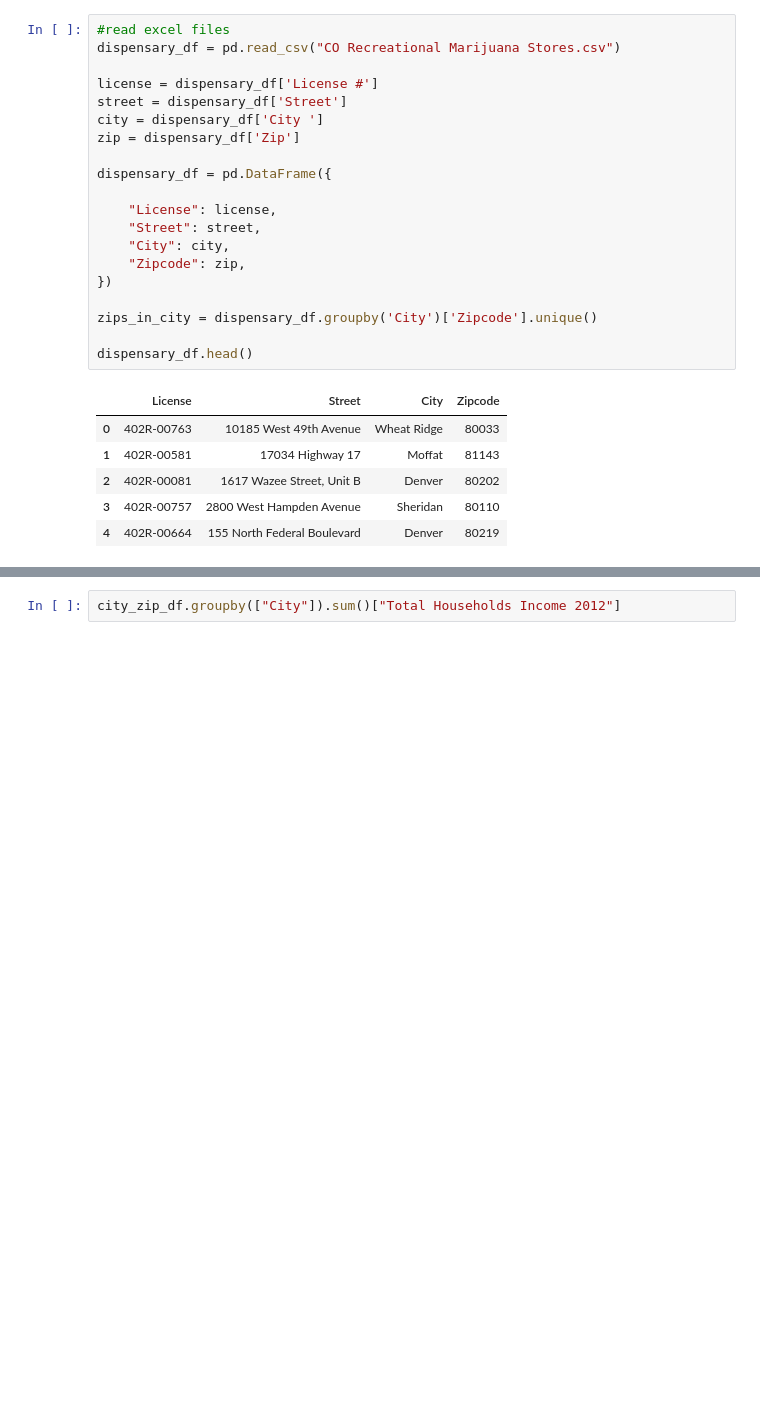
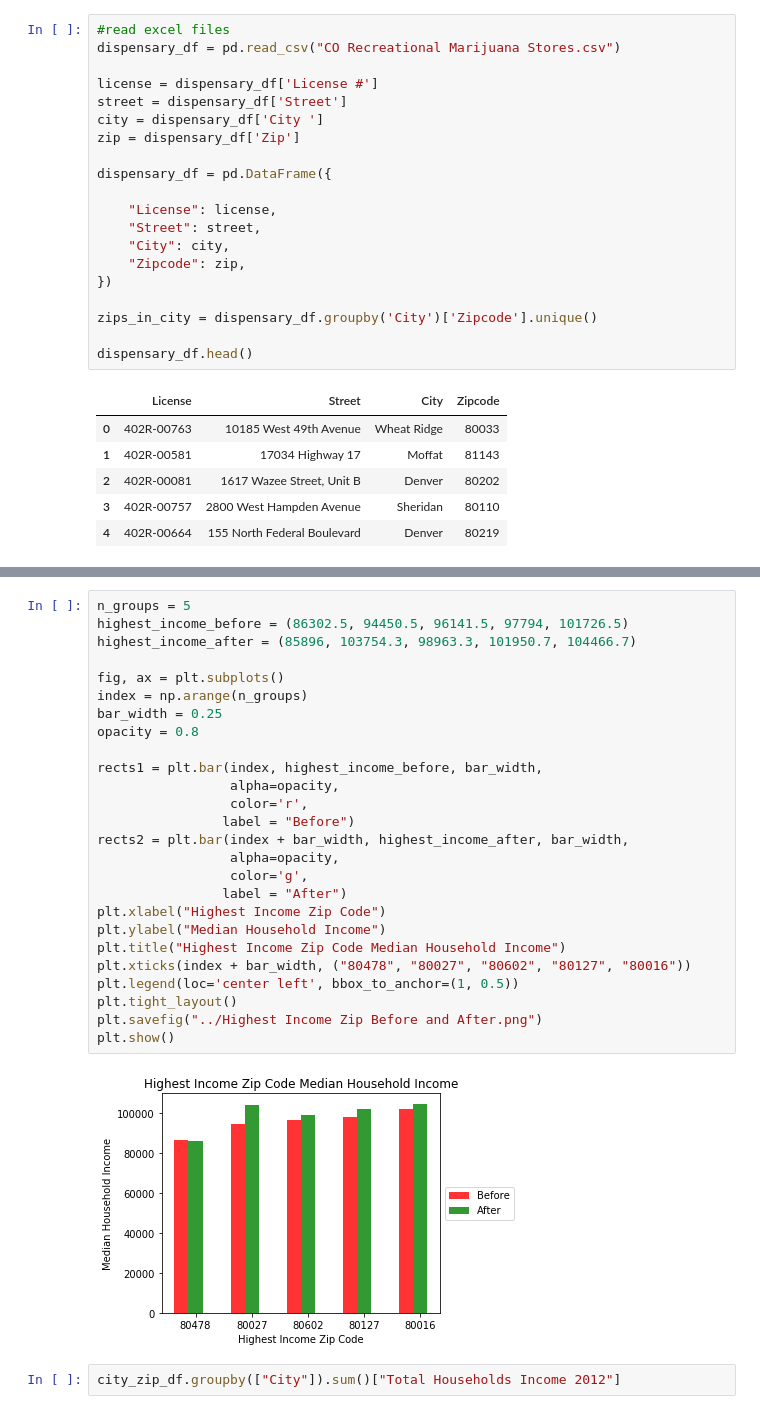
Before and after one commit to joshshigaki/Team-5, a Jupyter notebook: data_compiler-Copy1.ipynb, the cells around one changed output, grey strips where cells are left out. Cells and saved outputs as stored; diff of their text form; blank space fills up the shorter version.

```diff
--- a/data_compiler-Copy1.ipynb
+++ b/data_compiler-Copy1.ipynb
@@ -151,3 +196,31 @@ city_zip_df
+# %%
+n_groups = 5
+highest_income_before = (86302.5, 94450.5, 96141.5, 97794, 101726.5)
+highest_income_after = (85896, 103754.3, 98963.3, 101950.7, 104466.7)
+
+fig, ax = plt.subplots()
+index = np.arange(n_groups)
+bar_width = 0.25
+opacity = 0.8
+
+rects1 = plt.bar(index, highest_income_before, bar_width,
+                 alpha=opacity,
+                 color='r',
+                label = "Before")
+rects2 = plt.bar(index + bar_width, highest_income_after, bar_width,
+                 alpha=opacity,
+                 color='g',
+                label = "After")
+plt.xlabel("Highest Income Zip Code")
+plt.ylabel("Median Household Income")
+plt.title("Highest Income Zip Code Median Household Income")
+plt.xticks(index + bar_width, ("80478", "80027", "80602", "80127", "80016"))
+plt.legend(loc='center left', bbox_to_anchor=(1, 0.5))
+plt.tight_layout()
+plt.savefig("../Highest Income Zip Before and After.png")
+plt.show()
+# %% [output]
+[figure, added]
 # %%
 city_zip_df.groupby(["City"]).sum()["Total Households Income 2012"]
 # %% [output]
```
Also changed, not shown: parts of 10 cells of this notebook.
